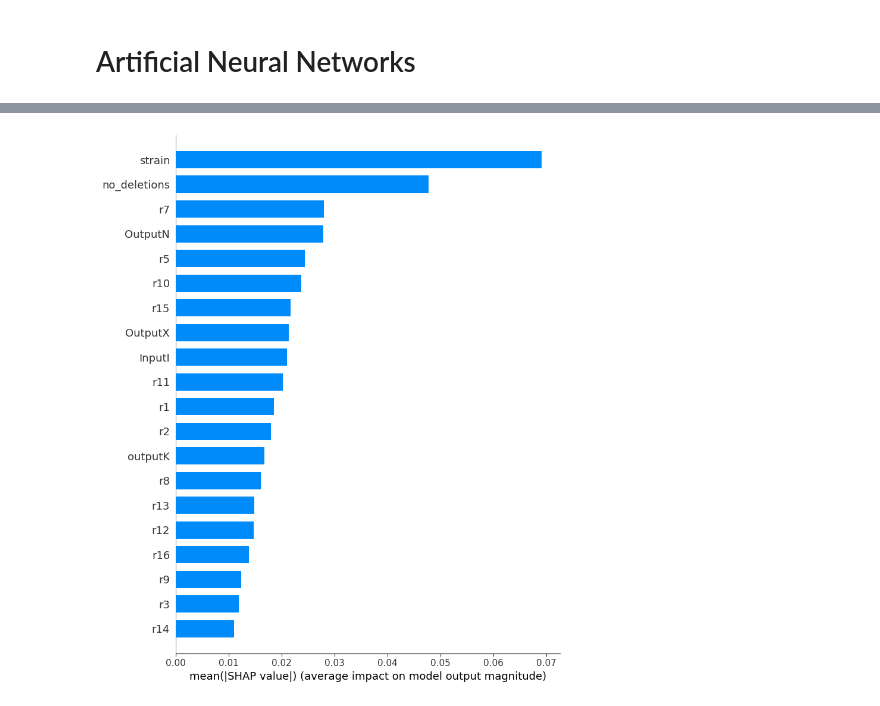
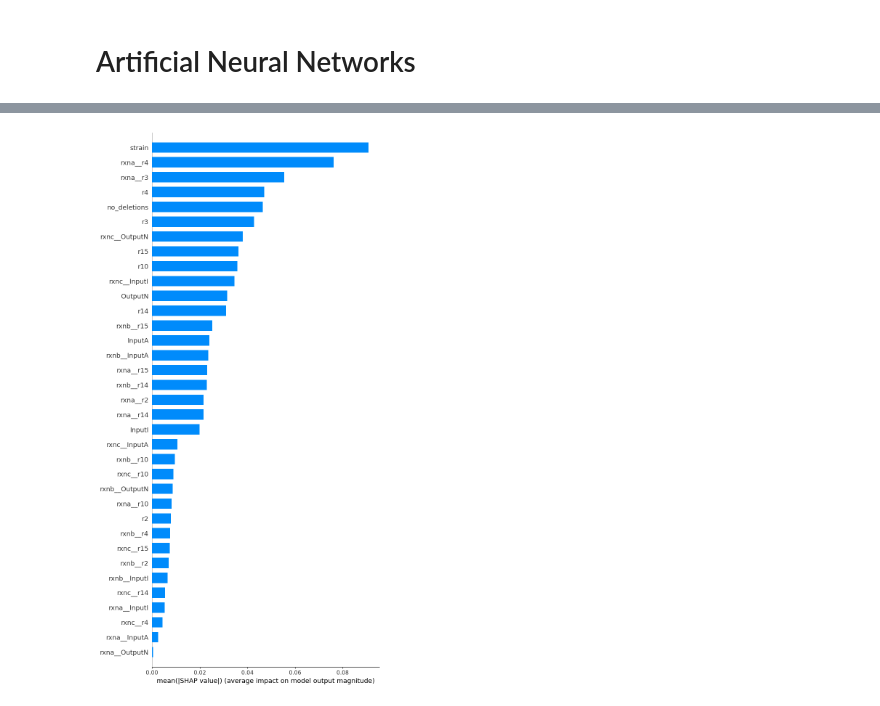
Before and after one commit to costasmexis/phd, a Jupyter notebook: gem_reduction/study_dataset.ipynb, the cells around one changed output, grey strips where cells are left out. Drawn from its saved outputs; the diff is of its cells as text; code cells hidden in the pictures.

```diff
--- a/gem_reduction/study_dataset.ipynb
+++ b/gem_reduction/study_dataset.ipynb
@@ -167,0 +189,9 @@ corr_matrix.sort_values(by='pearsons')
+# %%
+# Create dummy variables for rxn_a, rxn_b, rxn_c
+
+dummy_rxna = pd.get_dummies(df['rxn_a'], prefix='rxna_')
+dummy_rxnb = pd.get_dummies(df['rxn_b'], prefix='rxnb_')
+dummy_rxnc = pd.get_dummies(df['rxn_c'], prefix='rxnc_')
+
+dummies = pd.concat([dummy_rxna, dummy_rxnb, dummy_rxnc], axis=1)
+dummies.head(2)
@@ -167,0 +203,3 @@ corr_matrix.sort_values(by='pearsons')
+# %%
+df = pd.concat([df, dummies], axis=1)
+df.head(2)
@@ -179,6 +220,6 @@ Index(['r1', 'r3', 'r2', 'r4', 'r5', 'r6', 'r7', 'r8', 'r9', 'r10', 'r11',
 # %%
-X = df.drop(['optimal', 'id', 'growth', 'rxn_a', 'rxn_b', 'rxn_c'], axis=1)
-y = df['optimal']
+X = df.drop(['optimal', 'infeasible', 'growth', 'rxn_a', 'rxn_b', 'rxn_c'], axis=1)
+y = df['infeasible']
 
 print(X.shape)
 print(y.shape)
@@ -321,7 +362,7 @@ To enable them in other operations, rebuild TensorFlow with the appropriate comp
 n_inputs = len(X_train.columns)
 # %%
 model = Sequential()
-model.add(Dense(50, input_dim=n_inputs, activation='relu', kernel_initializer='he_uniform'))
+model.add(Dense(120, input_dim=n_inputs, activation='relu', kernel_initializer='he_uniform'))
 model.add(Dense(1, activation='sigmoid'))
 model.compile(loss='binary_crossentropy', optimizer='adam', metrics = [
         tf.keras.metrics.BinaryAccuracy(name='accuracy'),
@@ -371,4 +417,4 @@ shap_values = explainer.shap_values(X_test_scaled)
 # %%
-shap.summary_plot(shap_values[0], plot_type = 'bar', feature_names = X_test.columns)
+shap.summary_plot(shap_values[0], plot_type = 'bar', feature_names = X_test.columns, max_display=X_test.shape[1])
 # %% [output]
-[figure, old version]
+[figure, new version]
```
Also changed, not shown: parts of 53 cells of this notebook, 1 other file.
